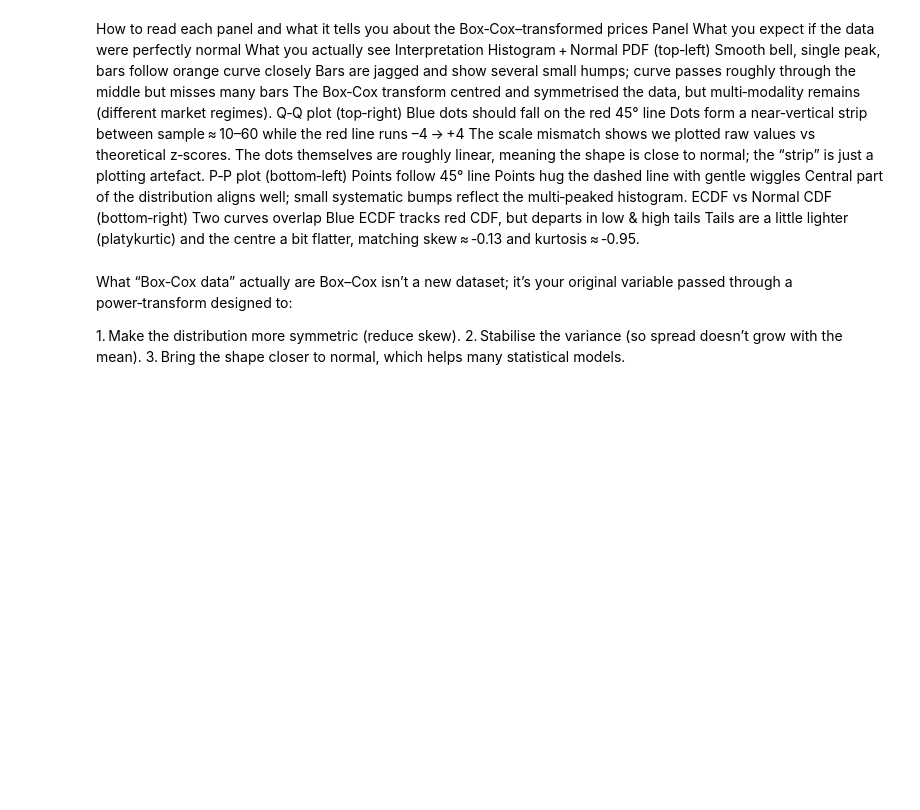
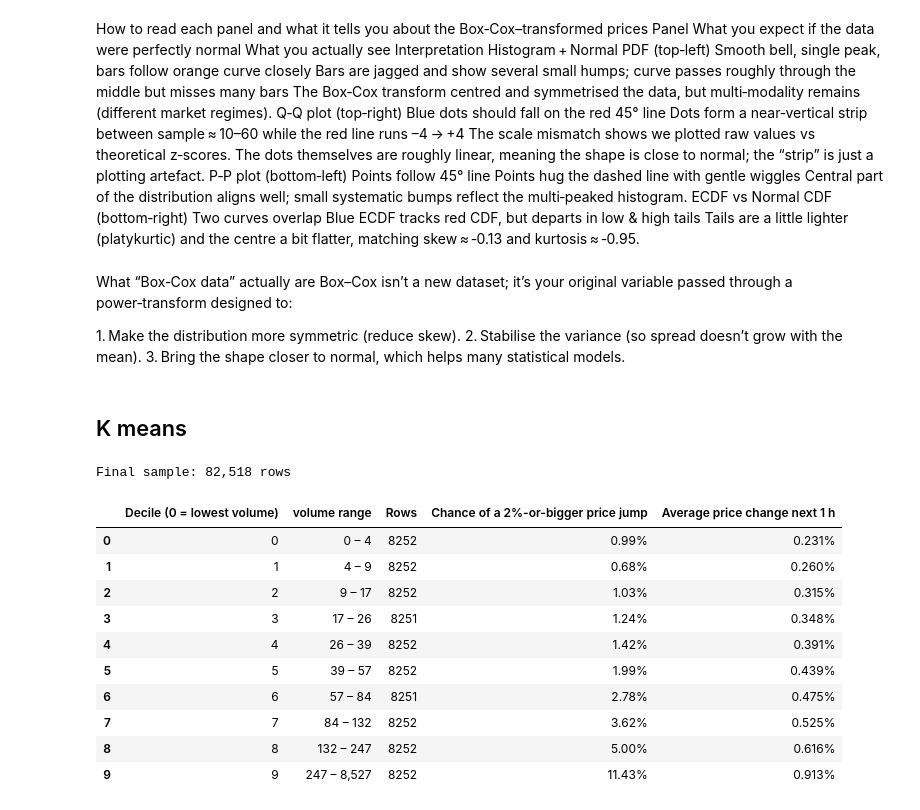
Before and after one commit to Stevenberger1/Stock-Market-Prediction, a Jupyter notebook: data/Statistical_analysis.ipynb, the cells around one changed output. Drawn from its saved outputs; the diff is of its cells as text; code cells hidden in the pictures; blank space fills up the shorter version.

```diff
--- a/data/Statistical_analysis.ipynb
+++ b/data/Statistical_analysis.ipynb
@@ -825,3 +805,5 @@ Box–Cox isn’t a new dataset; it’s your original variable passed through a
 1. Make the distribution more symmetric (reduce skew).
 2. Stabilise the variance (so spread doesn’t grow with the mean).
 3. Bring the shape closer to normal, which helps many statistical models.
+# %% [markdown]
+## K means
@@ -827,0 +835,57 @@ Box–Cox isn’t a new dataset; it’s your original variable passed through a
+# %%
+# %% 1️⃣  LOAD DATA & CREATE FEATURES ──────────────────────────────────────
+df = pd.read_csv(CSV_PATH)          # rows are already time-ordered
+
+# 1. Price change next hour
+df["close_fwd"] = df["close"].shift(-LOOK_AHEAD_HOURS)
+df["abs_change_next"] = (df["close_fwd"] / df["close"] - 1).abs()
+
+# 2. Flag rows where the change is “big”
+df["big_move"] = df["abs_change_next"] >= BIG_MOVE_SIZE
+
+# 3. Log of trading volume  (tiny epsilon avoids log(0))
+df["log_volume"] = np.log(df["Volume BTC"].clip(lower=1e-12))
+
+# 4. Keep rows that have a forward price (last LOOK_AHEAD_HOURS rows drop out)
+df = df[df["abs_change_next"].notna()].copy()
+
+print(f"Final sample: {len(df):,} rows")
+# %% [output]
+Final sample: 82,518 rows
+# %%
+# %% 2️⃣  SUMMARY TABLE BY VOLUME DECILE ───────────────────────────────────
+df["decile"] = pd.qcut(df["log_volume"], N_DECILES, labels=False)
+
+table = (df.groupby("decile")
+           .agg(
+               rows        = ("big_move", "size"),
+               vol_min     = ("Volume BTC", "min"),
+               vol_max     = ("Volume BTC", "max"),
+               jump_prob   = ("big_move", "mean"),
+               avg_change  = ("abs_change_next", "mean"))
+           .reset_index())
+
+table["volume range"] = table.apply(
+        lambda r: f"{r.vol_min:,.0f} – {r.vol_max:,.0f}", axis=1)
+
+display(
+    table[["decile","volume range","rows","jump_prob","avg_change"]]
+    .rename(columns={
+        "decile"     : "Decile (0 = lowest volume)",
+        "rows"       : "Rows",
+        "jump_prob"  : JUMP_TXT,
+        "avg_change" : f"Average price change next {LOOK_AHEAD_HOURS} h"})
+    .style.format({JUMP_TXT:"{:.2%}",
+                   f"Average price change next {LOOK_AHEAD_HOURS} h":"{:.3%}"}))
+# %% [output]
+|  | Decile (0 = lowest volume) | volume range | Rows | Chance of a 2%-or-bigger price jump | Average price change next 1 h |
+| 0 | 0 | 0 – 4 | 8252 | 0.99% | 0.231% |
+| 1 | 1 | 4 – 9 | 8252 | 0.68% | 0.260% |
+| 2 | 2 | 9 – 17 | 8252 | 1.03% | 0.315% |
+| 3 | 3 | 17 – 26 | 8251 | 1.24% | 0.348% |
+| 4 | 4 | 26 – 39 | 8252 | 1.42% | 0.391% |
+| 5 | 5 | 39 – 57 | 8252 | 1.99% | 0.439% |
+| 6 | 6 | 57 – 84 | 8251 | 2.78% | 0.475% |
+| 7 | 7 | 84 – 132 | 8252 | 3.62% | 0.525% |
+| 8 | 8 | 132 – 247 | 8252 | 5.00% | 0.616% |
+| 9 | 9 | 247 – 8,527 | 8252 | 11.43% | 0.913% |
```
Also changed, not shown: parts of 9 cells of this notebook.
